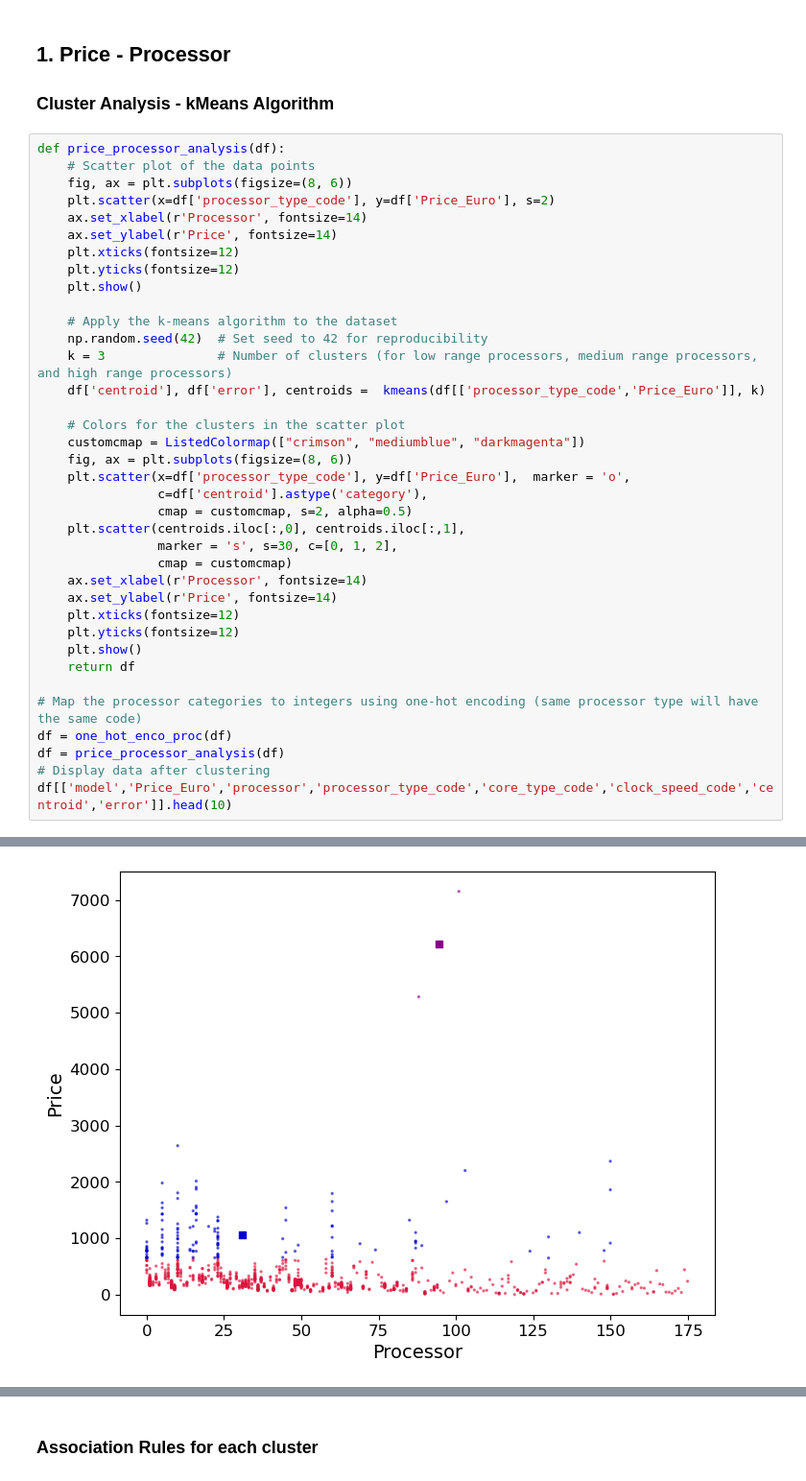
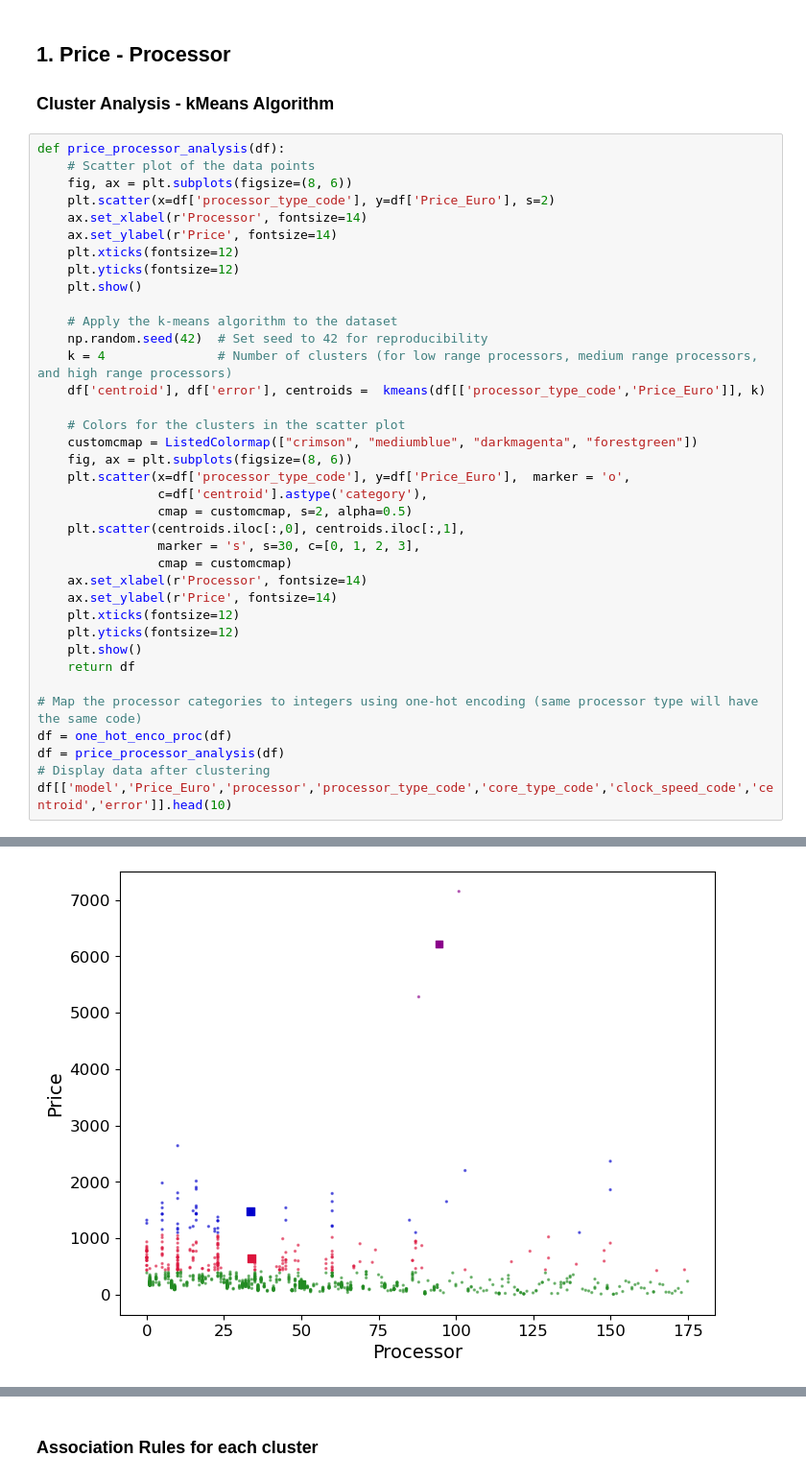
Before and after one commit to frottori/Big_Data_Python, a Jupyter notebook: Project/Project.ipynb, the cells around one changed output, grey strips where cells are left out. Shown: that part at 96% size. Cells and saved outputs as stored; diff of their text form.

Commit message:
Clustering with 4-means: added category luxury phones

```diff
--- a/Project/Project.ipynb
+++ b/Project/Project.ipynb
@@ -196,36 +196,36 @@ def price_processor_analysis(df):
     ax.set_ylabel(r'Price', fontsize=14)
     plt.xticks(fontsize=12)
     plt.yticks(fontsize=12)
     plt.show()
 
     # Apply the k-means algorithm to the dataset
     np.random.seed(42)  # Set seed to 42 for reproducibility
-    k = 3               # Number of clusters (for low range processors, medium range processors, and high range processors)
+    k = 4               # Number of clusters (for low range processors, medium range processors, and high range processors)
     df['centroid'], df['error'], centroids =  kmeans(df[['processor_type_code','Price_Euro']], k)
 
     # Colors for the clusters in the scatter plot
-    customcmap = ListedColormap(["crimson", "mediumblue", "darkmagenta"])
+    customcmap = ListedColormap(["crimson", "mediumblue", "darkmagenta", "forestgreen"])
     fig, ax = plt.subplots(figsize=(8, 6))
     plt.scatter(x=df['processor_type_code'], y=df['Price_Euro'],  marker = 'o',
                 c=df['centroid'].astype('category'),
                 cmap = customcmap, s=2, alpha=0.5)
     plt.scatter(centroids.iloc[:,0], centroids.iloc[:,1],
-                marker = 's', s=30, c=[0, 1, 2],
+                marker = 's', s=30, c=[0, 1, 2, 3],
                 cmap = customcmap)
     ax.set_xlabel(r'Processor', fontsize=14)
     ax.set_ylabel(r'Price', fontsize=14)
     plt.xticks(fontsize=12)
     plt.yticks(fontsize=12)
     plt.show()
     return df
 
 # Map the processor categories to integers using one-hot encoding (same processor type will have the same code)
 df = one_hot_enco_proc(df)
 df = price_processor_analysis(df)
 # Display data after clustering
 df[['model','Price_Euro','processor','processor_type_code','core_type_code','clock_speed_code','centroid','error']].head(10)
 # %% [output]
 [figure]
-[figure, old version]
+[figure, new version]
 |  | model | Price_Euro | processor | processor_type_code | core_type_code | clock_speed_code | centroid | ... |
 | 0 | OnePlus 11 5G | 604.99 | Snapdragon 8 Gen2, Octa Core, 3.2... | 0 | 0 | 0 | 0 | ... |
```
Also changed, not shown: parts of 12 cells of this notebook.
